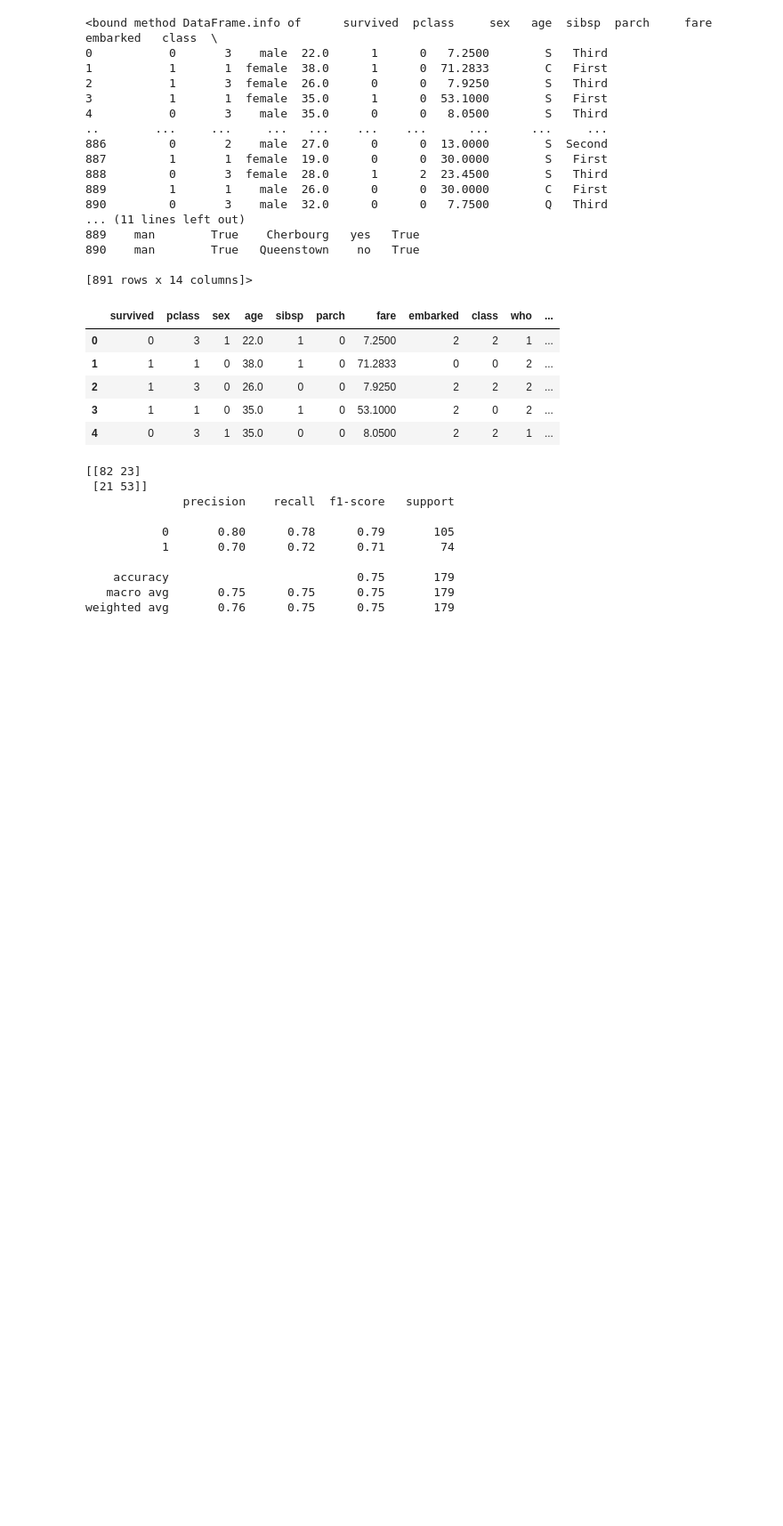
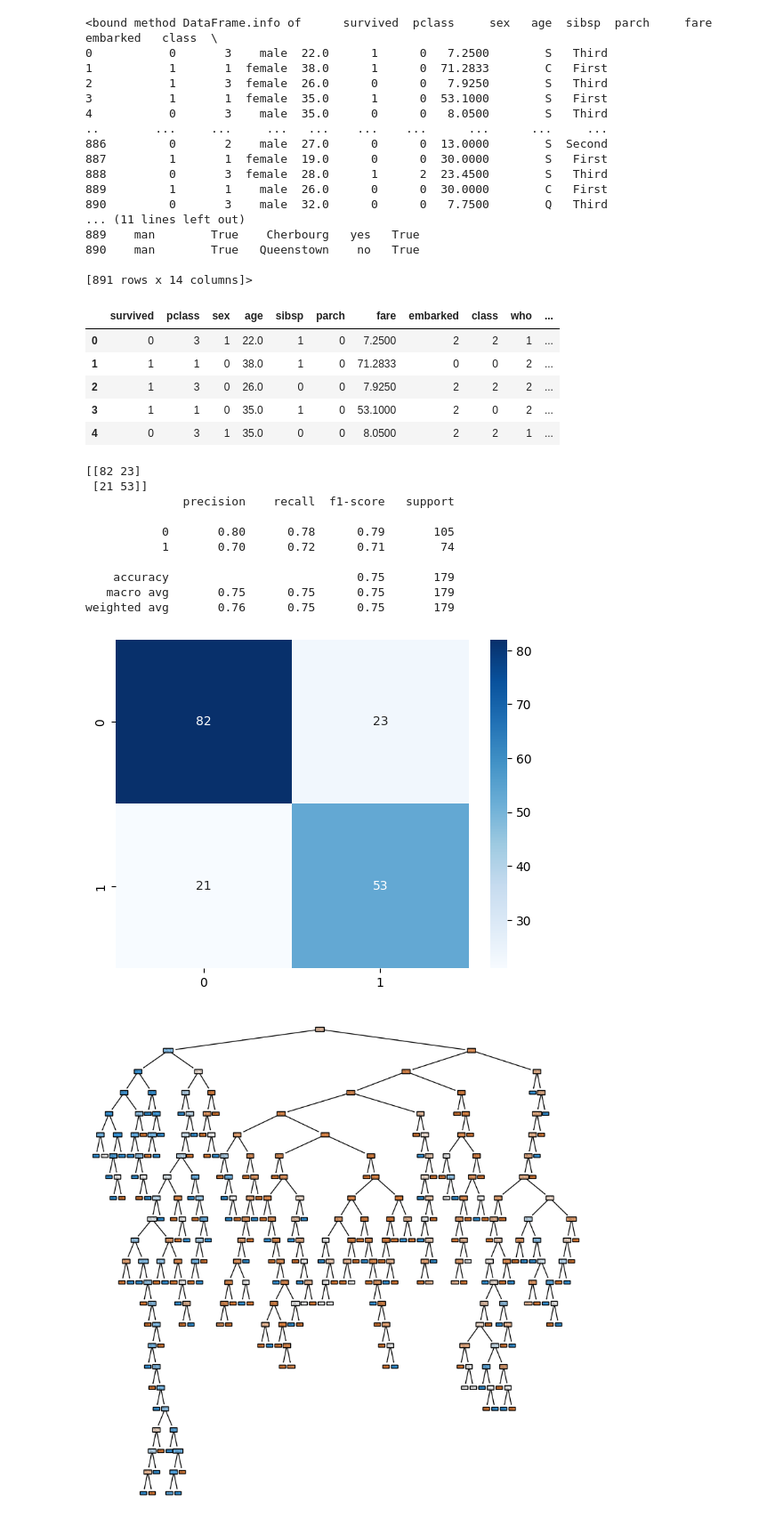
Before and after one commit to UbaidGhazi/Machine-Learning-, a Jupyter notebook: 17_Decision Tree.ipynb, the cells around one changed output. Shown at 89% size. Drawn from its saved outputs; the diff is of its cells as text; code cells hidden in the pictures; blank space fills up the shorter version.

```diff
--- a/17_Decision Tree.ipynb
+++ b/17_Decision Tree.ipynb
@@ -202,6 +202,20 @@ print(classification_report(y_test, y_pred))
     accuracy                           0.75       179
    macro avg       0.75      0.75      0.75       179
 weighted avg       0.76      0.75      0.75       179
+# %%
+# print the confusion matrix using heatmap
+
+sns.heatmap(confusion_matrix(y_test, y_pred), annot=True, cmap='Blues')
+
+# visualize the decision tree
+
+from sklearn import tree
+fig, axes = plt.subplots(nrows = 1, ncols = 1, figsize = (10, 10), dpi=300)
+tree.plot_tree(model, feature_names=X.columns, filled=True, rounded=True)
+plt.show()
+# %% [output]
+[figure, added]
+[figure, added]
 # %%
 # save the decision tree classifier
 from sklearn.tree import export_graphviz
```
Also changed, not shown: parts of 1 cell of this notebook, 15 other files.
